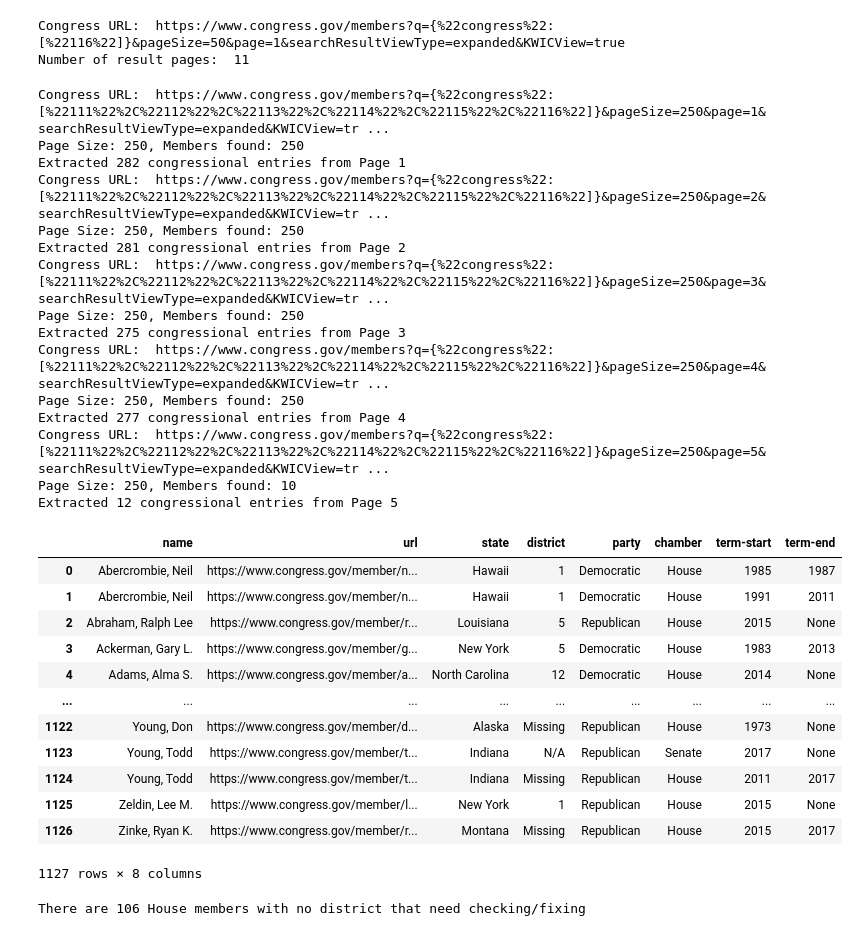
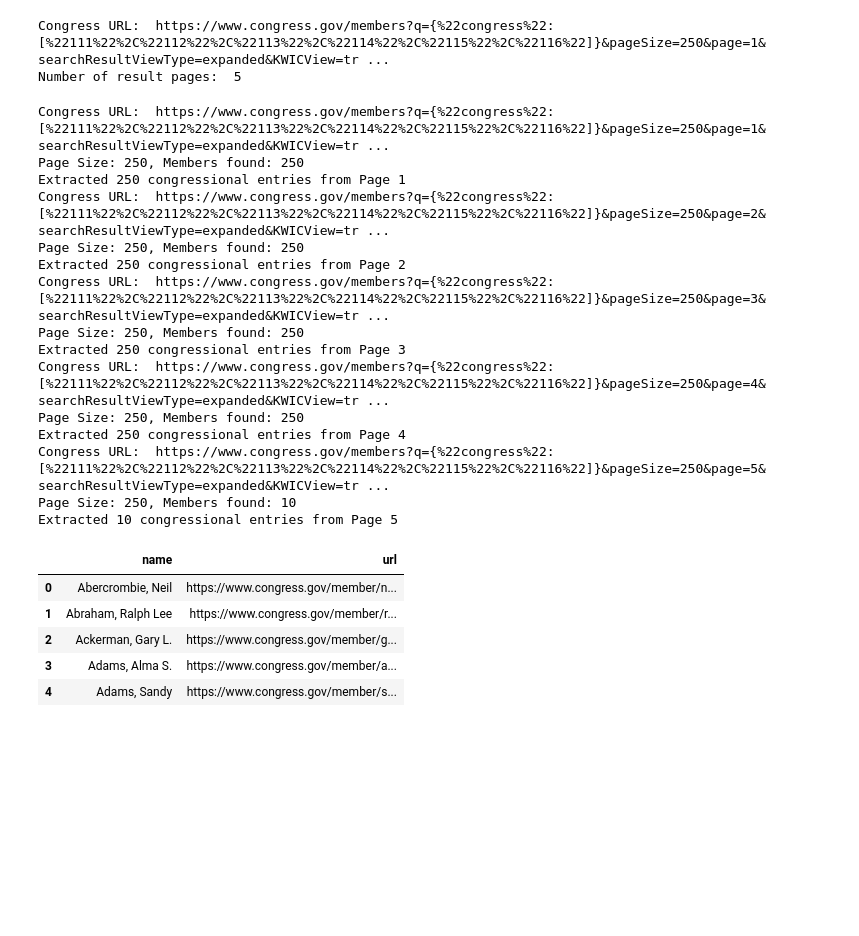
Before and after one commit to lobodemonte/big-data-for-public-policy, a Jupyter notebook: congress_gov_scraper/congress_gov_scraper.ipynb, the cells around one changed output. Cells and saved outputs as stored; diff of their text form; code cells hidden in the pictures; blank space fills up the shorter version.

```diff
--- a/congress_gov_scraper/congress_gov_scraper.ipynb
+++ b/congress_gov_scraper/congress_gov_scraper.ipynb
@@ -6,8 +7,8 @@ import pandas as pd
 import urllib
 from bs4 import BeautifulSoup
 # %%
-congress_numbers = [116]
-page_size = 50
+congress_numbers = [111,112,113,114,115,116]
+page_size = 250
 # %%
 def get_congress_url(congress_numbers, page_size, page):
     congress_q_str = "{" + '"congress":[{}]'.format(','.join('"{0}"'.format(num) for num in congress_numbers)) + "}"
@@ -89,3 +29,24 @@ def extract_congress_members(congress_list):
+# %%
+def extract_member_name_url(entry):
+    result_heading = entry.find("span", {"class": "result-heading"})
+    member_name = result_heading.text
+    if "Representative" in member_name:
+        member_name = member_name.replace("Representative", "").strip()
+
+    elif "Senator" in member_name:
+        member_name = member_name.replace("Senator", "").strip()
+
+    url = result_heading.a['href']
+    return [member_name, url]
+
+def extract_congress_members(congress_list):
+    members = []
+    for entry in congress_list:
+        member = {}
+        [member["name"], member["url"]] = extract_member_name_url(entry)
+
+        members.append(member)
+    return members
 # %%
 congress_url = get_congress_url(congress_numbers, page_size, 1)
 print("Congress URL: ", congress_url)
@@ -96,9 +57,19 @@ soup = BeautifulSoup(response, "html.parser")
 num_pages = get_num_pages(soup)
 print("Number of result pages: ", num_pages)
 # %% [output]
-Congress URL:  https://www.congress.gov/members?q={%22congress%22:[%22116%22]}&pageSize=50&page=1&searchResultViewType=expanded&KWICView=true
-Number of result pages:  11
+Congress URL:  https://www.congress.gov/members?q={%22congress%22:[%22111%22%2C%22112%22%2C%22113%22%2C%22114%22%2C%22115%22%2C%22116%22]}&pageSize=250&page=1&searchResultViewType=expanded&KWICView=tr ...
+Number of result pages:  5
 # %%
+congress_url = get_congress_url(congress_numbers, page_size, 1)
+print("Congress URL: ", congress_url)
+
+response = requests.get(congress_url).text
+soup = BeautifulSoup(response, "html.parser")
+
+#We need the number of pages we will need to scrape
+num_pages = get_num_pages(soup)
+print("Number of result pages: ", num_pages)
+
 all_members = []
 for page in range(1, num_pages+1):
     congress_url = get_congress_url(congress_numbers, page_size, page)
@@ -117,38 +88,27 @@ for page in range(1, num_pages+1):
 # %% [output]
 Congress URL:  https://www.congress.gov/members?q={%22congress%22:[%22111%22%2C%22112%22%2C%22113%22%2C%22114%22%2C%22115%22%2C%22116%22]}&pageSize=250&page=1&searchResultViewType=expanded&KWICView=tr ...
 Page Size: 250, Members found: 250
-Extracted 282 congressional entries from Page 1
+Extracted 250 congressional entries from Page 1
 Congress URL:  https://www.congress.gov/members?q={%22congress%22:[%22111%22%2C%22112%22%2C%22113%22%2C%22114%22%2C%22115%22%2C%22116%22]}&pageSize=250&page=2&searchResultViewType=expanded&KWICView=tr ...
 Page Size: 250, Members found: 250
-Extracted 281 congressional entries from Page 2
+Extracted 250 congressional entries from Page 2
 Congress URL:  https://www.congress.gov/members?q={%22congress%22:[%22111%22%2C%22112%22%2C%22113%22%2C%22114%22%2C%22115%22%2C%22116%22]}&pageSize=250&page=3&searchResultViewType=expanded&KWICView=tr ...
 Page Size: 250, Members found: 250
-Extracted 275 congressional entries from Page 3
+Extracted 250 congressional entries from Page 3
 Congress URL:  https://www.congress.gov/members?q={%22congress%22:[%22111%22%2C%22112%22%2C%22113%22%2C%22114%22%2C%22115%22%2C%22116%22]}&pageSize=250&page=4&searchResultViewType=expanded&KWICView=tr ...
 Page Size: 250, Members found: 250
-Extracted 277 congressional entries from Page 4
+Extracted 250 congressional entries from Page 4
 Congress URL:  https://www.congress.gov/members?q={%22congress%22:[%22111%22%2C%22112%22%2C%22113%22%2C%22114%22%2C%22115%22%2C%22116%22]}&pageSize=250&page=5&searchResultViewType=expanded&KWICView=tr ...
 Page Size: 250, Members found: 10
-Extracted 12 congressional entries from Page 5
+Extracted 10 congressional entries from Page 5
 # %%
 congress = pd.DataFrame(all_members)
-congress
+congress.drop_duplicates(ignore_index=True, inplace=True)
+congress.head()
 # %% [output]
-|  | name | url | state | district | party | chamber | term-start | term-end |
-| 0 | Abercrombie, Neil | https://www.congress.gov/member/n... | Hawaii | 1 | Democratic | House | 1985 | 1987 |
-| 1 | Abercrombie, Neil | https://www.congress.gov/member/n... | Hawaii | 1 | Democratic | House | 1991 | 2011 |
-| 2 | Abraham, Ralph Lee | https://www.congress.gov/member/r... | Louisiana | 5 | Republican | House | 2015 | None |
-| 3 | Ackerman, Gary L. | https://www.congress.gov/member/g... | New York | 5 | Democratic | House | 1983 | 2013 |
-| 4 | Adams, Alma S. | https://www.congress.gov/member/a... | North Carolina | 12 | Democratic | House | 2014 | None |
-| ... | ... | ... | ... | ... | ... | ... | ... | ... |
-| 1122 | Young, Don | https://www.congress.gov/member/d... | Alaska | Missing | Republican | House | 1973 | None |
-| 1123 | Young, Todd | https://www.congress.gov/member/t... | Indiana | N/A | Republican | Senate | 2017 | None |
-| 1124 | Young, Todd | https://www.congress.gov/member/t... | Indiana | Missing | Republican | House | 2011 | 2017 |
-| 1125 | Zeldin, Lee M. | https://www.congress.gov/member/l... | New York | 1 | Republican | House | 2015 | None |
-| 1126 | Zinke, Ryan K. | https://www.congress.gov/member/r... | Montana | Missing | Republican | House | 2015 | 2017 |
+|  | name | url |
+| 0 | Abercrombie, Neil | https://www.congress.gov/member/n... |
+| 1 | Abraham, Ralph Lee | https://www.congress.gov/member/r... |
+| 2 | Ackerman, Gary L. | https://www.congress.gov/member/g... |
+| 3 | Adams, Alma S. | https://www.congress.gov/member/a... |
+| 4 | Adams, Sandy | https://www.congress.gov/member/s... |
-1127 rows × 8 columns
-# %%
-fix_me = congress[(congress['chamber'] == 'House') & (congress['district'] == 'Missing')]
-print("There are {} House members with no district that need checking/fixing".format(len(fix_me)))
-# %% [output]
-There are 106 House members with no district that need checking/fixing
```
Also changed, not shown: parts of 6 cells of this notebook, 20 other files.
